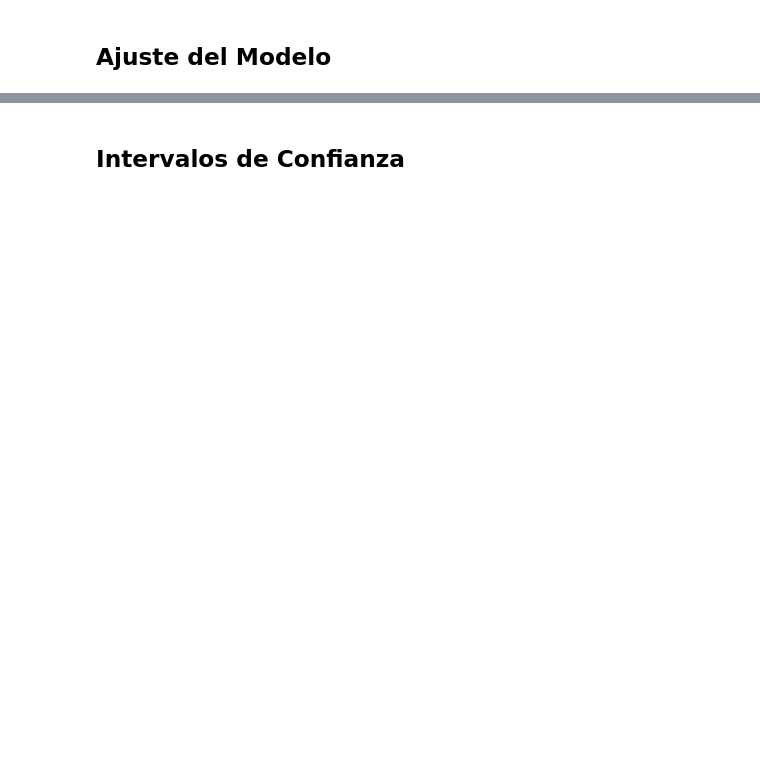
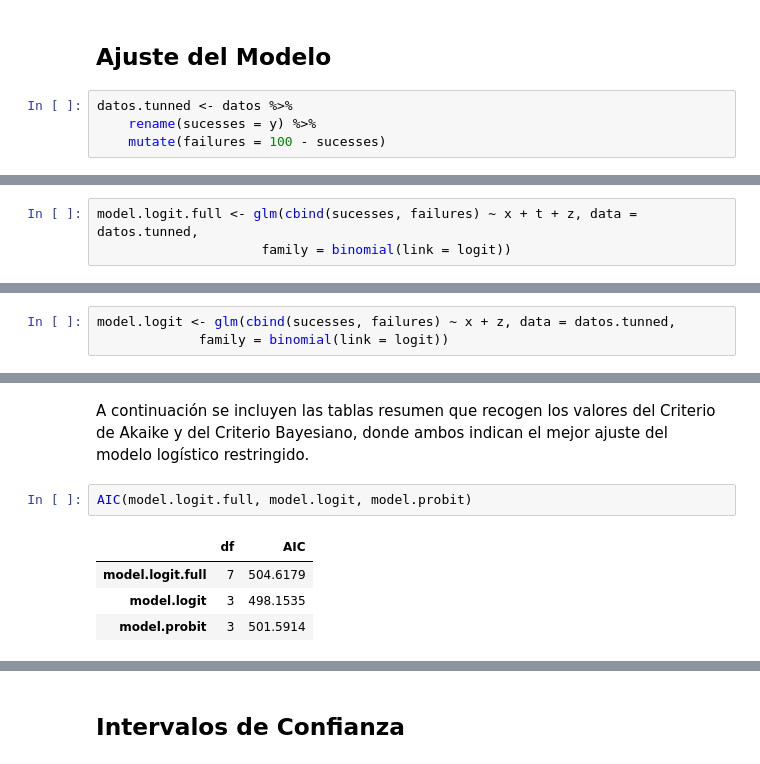
Before and after one commit to garciparedes/logistic-contingency, a Jupyter notebook: notebook.ipynb, the cells around one changed output, grey strips where cells are left out. Saved outputs shown, nothing was run; the diff lists cells and outputs as text; blank space fills up the shorter version.

```diff
--- a/notebook.ipynb
+++ b/notebook.ipynb
@@ -59,2 +81,6 @@ pairs(y ~ x + t + z, datos, pch = 20)
 # %% [markdown]
 ## Ajuste del Modelo
+# %%
+datos.tunned <- datos %>%
+    rename(sucesses = y) %>%
+    mutate(failures = 100 - sucesses)
@@ -60,0 +89,3 @@ pairs(y ~ x + t + z, datos, pch = 20)
+# %%
+model.logit.full <- glm(cbind(sucesses, failures) ~ x + t + z, data = datos.tunned,
+                     family = binomial(link = logit))
@@ -60,0 +116,3 @@ pairs(y ~ x + t + z, datos, pch = 20)
+# %%
+model.logit <- glm(cbind(sucesses, failures) ~ x + z, data = datos.tunned,
+             family = binomial(link = logit))
@@ -60,0 +170,9 @@ pairs(y ~ x + t + z, datos, pch = 20)
+# %% [markdown]
+A continuación se incluyen las tablas resumen que recogen los valores del Criterio de Akaike y del Criterio Bayesiano, donde ambos indican el mejor ajuste del modelo logístico restringido.
+# %%
+AIC(model.logit.full, model.logit, model.probit)
+# %% [output]
+|  | df | AIC |
+| model.logit.full | 7 | 504.6179 |
+| model.logit | 3 | 498.1535 |
+| model.probit | 3 | 501.5914 |
```
Also changed, not shown: parts of 32 cells of this notebook.
